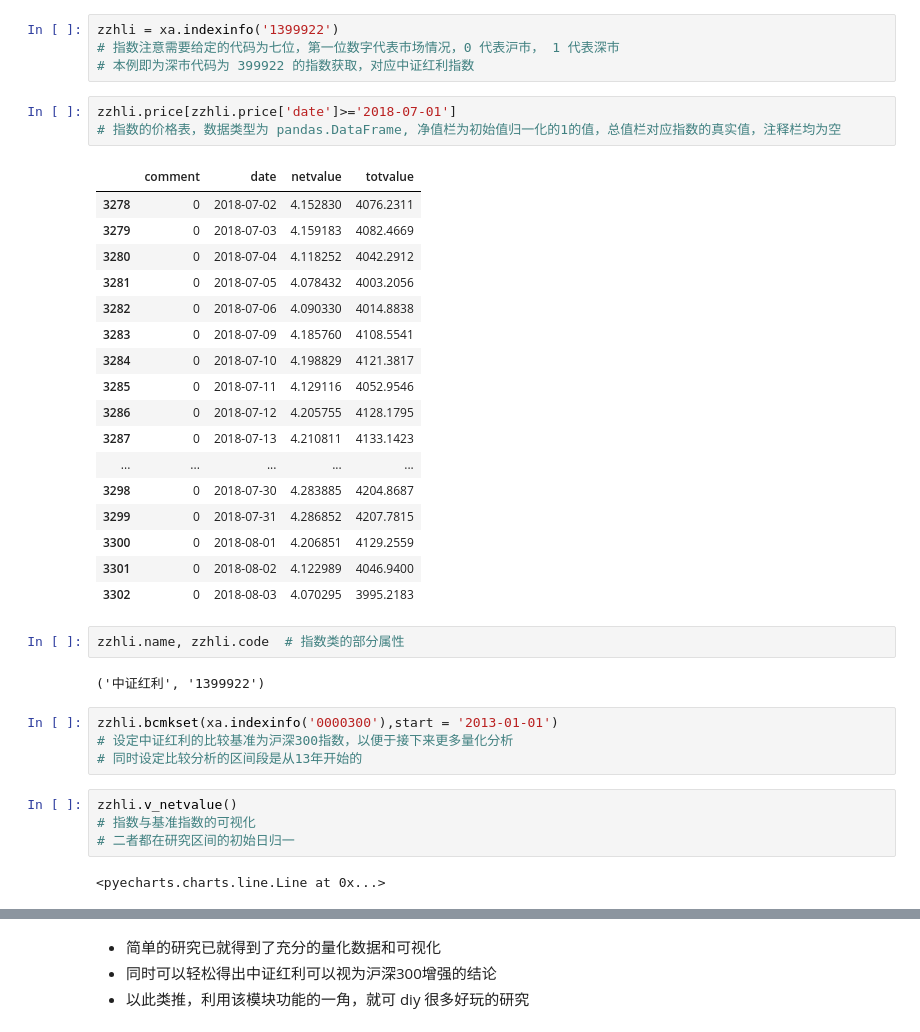
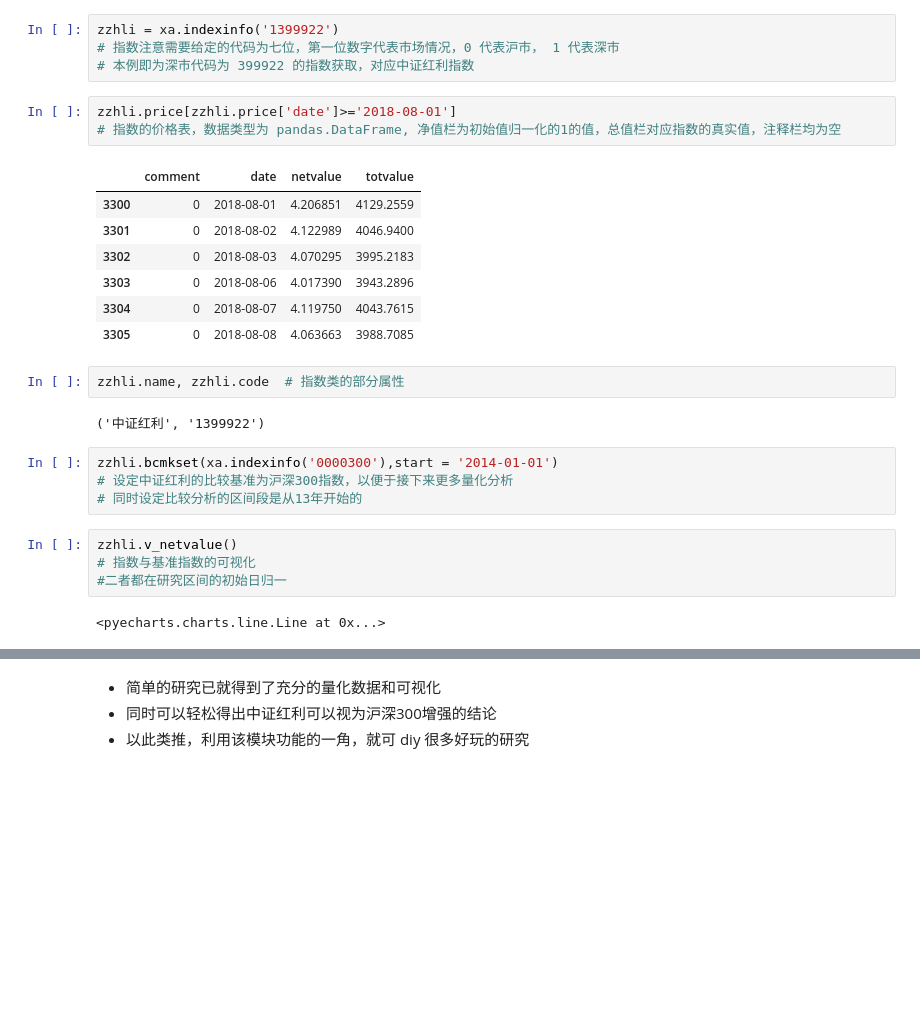
Before and after one commit to refraction-ray/xalpha, a Jupyter notebook: doc/samples/info.ipynb, the cells around one changed output, grey strips where cells are left out. Drawn from its saved outputs; the diff is of its cells as text; blank space fills up the shorter version.

```diff
--- a/doc/samples/info.ipynb
+++ b/doc/samples/info.ipynb
@@ -16,38 +16,28 @@ zzhli = xa.indexinfo('1399922')
 # 指数注意需要给定的代码为七位，第一位数字代表市场情况，0 代表沪市， 1 代表深市
 # 本例即为深市代码为 399922 的指数获取，对应中证红利指数
 # %%
-zzhli.price[zzhli.price['date']>='2018-07-01']
+zzhli.price[zzhli.price['date']>='2018-08-01']
 # 指数的价格表，数据类型为 pandas.DataFrame, 净值栏为初始值归一化的1的值，总值栏对应指数的真实值，注释栏均为空
 # %% [output]
 |  | comment | date | netvalue | totvalue |
-| 3278 | 0 | 2018-07-02 | 4.152830 | 4076.2311 |
-| 3279 | 0 | 2018-07-03 | 4.159183 | 4082.4669 |
-| 3280 | 0 | 2018-07-04 | 4.118252 | 4042.2912 |
-| 3281 | 0 | 2018-07-05 | 4.078432 | 4003.2056 |
-| 3282 | 0 | 2018-07-06 | 4.090330 | 4014.8838 |
-| 3283 | 0 | 2018-07-09 | 4.185760 | 4108.5541 |
-| 3284 | 0 | 2018-07-10 | 4.198829 | 4121.3817 |
-| 3285 | 0 | 2018-07-11 | 4.129116 | 4052.9546 |
-| 3286 | 0 | 2018-07-12 | 4.205755 | 4128.1795 |
-| 3287 | 0 | 2018-07-13 | 4.210811 | 4133.1423 |
-| ... | ... | ... | ... | ... |
-| 3298 | 0 | 2018-07-30 | 4.283885 | 4204.8687 |
-| 3299 | 0 | 2018-07-31 | 4.286852 | 4207.7815 |
 | 3300 | 0 | 2018-08-01 | 4.206851 | 4129.2559 |
 | 3301 | 0 | 2018-08-02 | 4.122989 | 4046.9400 |
 | 3302 | 0 | 2018-08-03 | 4.070295 | 3995.2183 |
+| 3303 | 0 | 2018-08-06 | 4.017390 | 3943.2896 |
+| 3304 | 0 | 2018-08-07 | 4.119750 | 4043.7615 |
+| 3305 | 0 | 2018-08-08 | 4.063663 | 3988.7085 |
 # %%
 zzhli.name, zzhli.code  # 指数类的部分属性
 # %% [output]
 ('中证红利', '1399922')
 # %%
-zzhli.bcmkset(xa.indexinfo('0000300'),start = '2013-01-01')
+zzhli.bcmkset(xa.indexinfo('0000300'),start = '2014-01-01')
 # 设定中证红利的比较基准为沪深300指数，以便于接下来更多量化分析
 # 同时设定比较分析的区间段是从13年开始的
 # %%
 zzhli.v_netvalue()
 # 指数与基准指数的可视化
-# 二者都在研究区间的初始日归一
+#二者都在研究区间的初始日归一
 # %% [output]
 <pyecharts.charts.line.Line at 0x...>
 # %%
```
Also changed, not shown: parts of 6 cells of this notebook, 5 other files.
